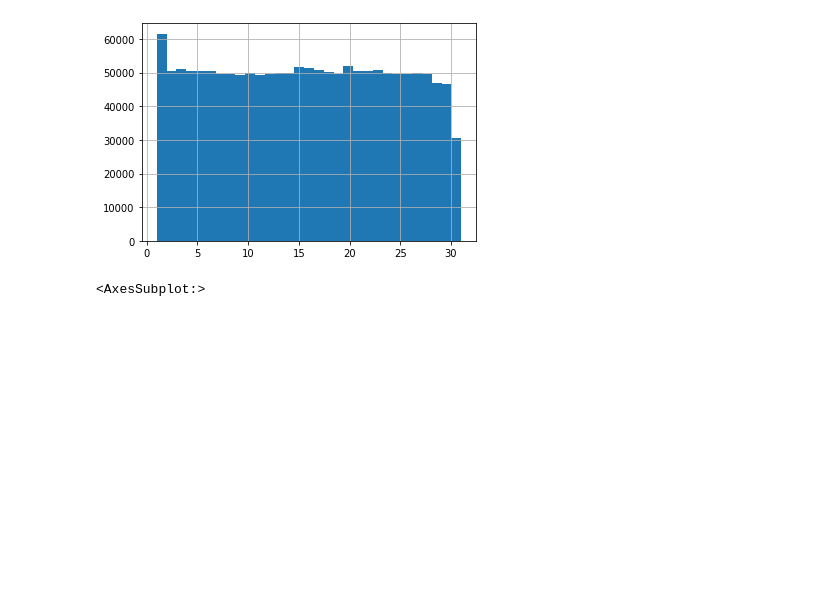
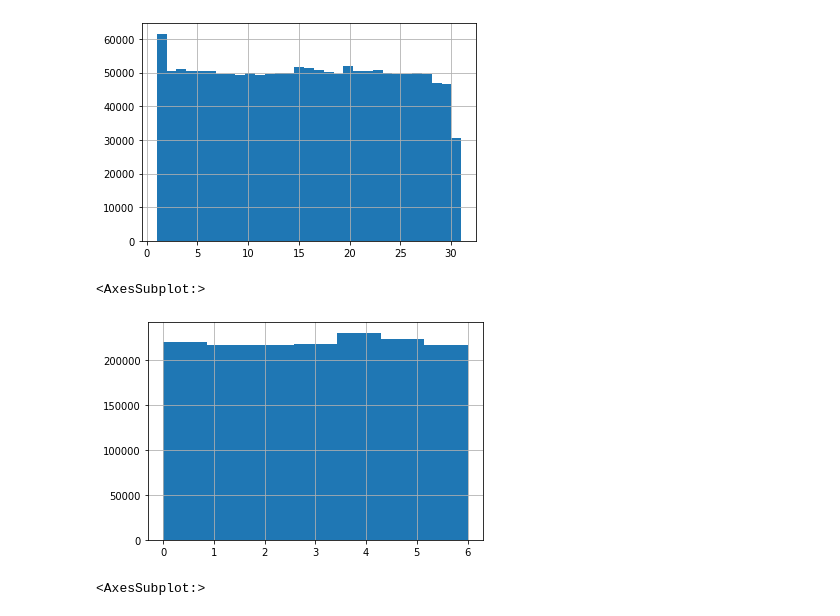
Before and after one commit to leo-cavalcante/crimes-in-chicago, a Jupyter notebook: Time Analysis.ipynb, the cells around one changed output. Saved outputs shown, nothing was run; the diff lists cells and outputs as text; code cells hidden in the pictures; blank space fills up the shorter version.

```diff
--- a/Time Analysis.ipynb
+++ b/Time Analysis.ipynb
@@ -207,6 +207,11 @@ crimes_date["Day"].hist(bins=31)
 # %% [output]
 <AxesSubplot:>
 [figure]
+# %%
+crimes_date["WeekDay"].hist(bins=7)
+# %% [output]
+<AxesSubplot:>
+[figure, added]
 # %%
 crimes_date["Hour"].hist(bins=24)
 # %% [output]
```
Also changed, not shown: parts of 4 cells of this notebook, 1 other file.
